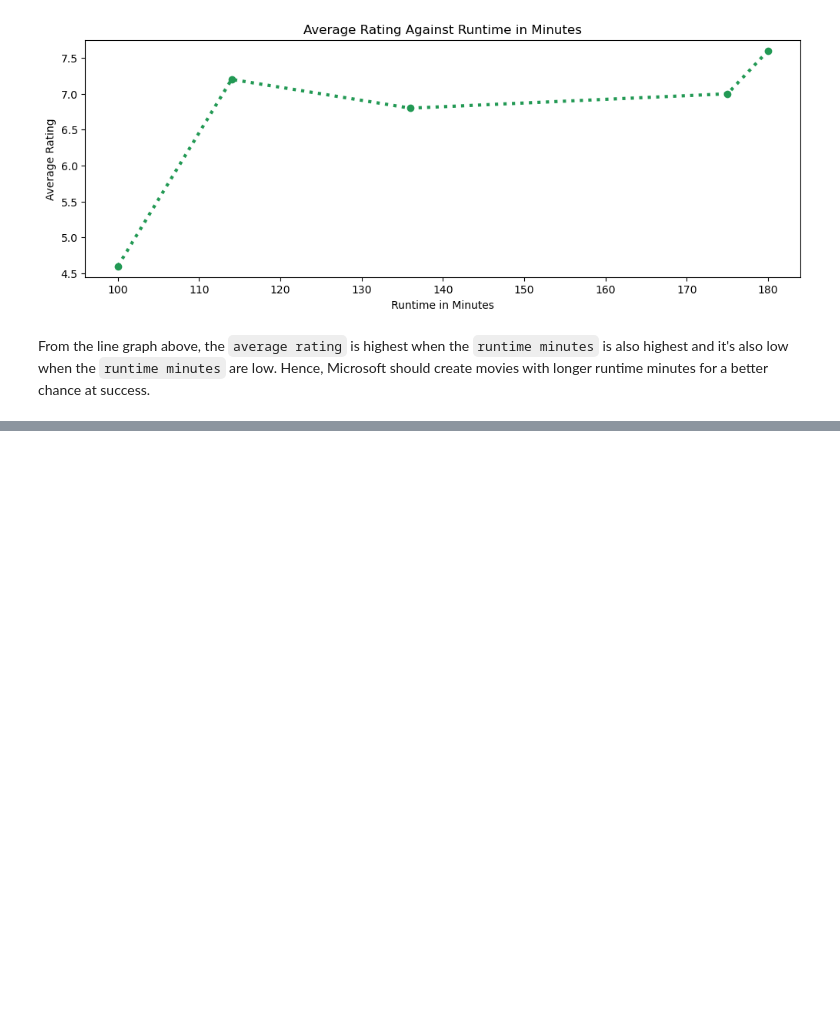
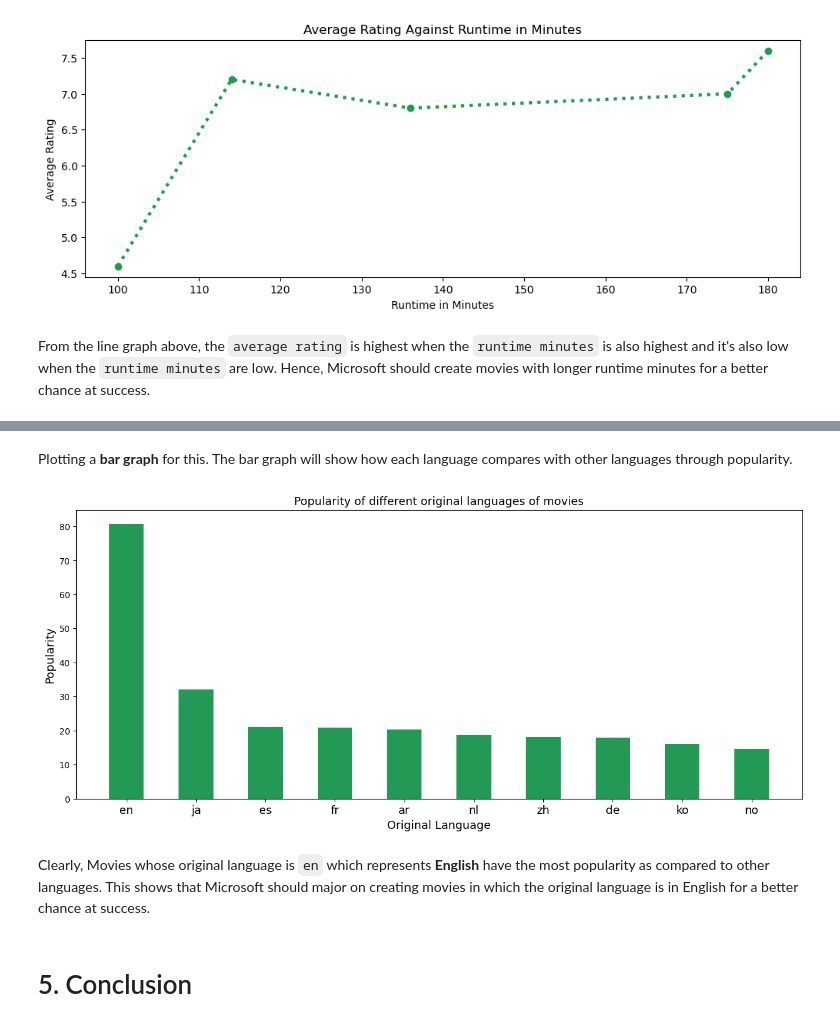
Before and after one commit to brandonbush2/Microsoft-Movie-Studio-Project, a Jupyter notebook: Microsoft Movie Studio .ipynb, the cells around one changed output, grey strips where cells are left out. Cells and saved outputs as stored; diff of their text form; code cells hidden in the pictures; blank space fills up the shorter version.

```diff
--- a/Microsoft Movie Studio .ipynb
+++ b/Microsoft Movie Studio .ipynb
@@ -770,0 +837,8 @@ From the line graph above, the `average rating` is highest when the `runtime min
+# %%
+#sorting by popularity
+sorting_by_popularity = tmdb_movies.sort_values(by='popularity', ascending = False)
+# %%
+#obtaining only unique original languages
+unique_language = sorting_by_popularity.drop_duplicates(subset="original_language")
+#previewing first 10 rows
+unique_language.head(10)
@@ -770,0 +857,25 @@ From the line graph above, the `average rating` is highest when the `runtime min
+# %% [markdown]
+Plotting a **bar graph** for this. The bar graph will show how each language compares with other languages through popularity.
+# %%
+#sample data
+data5 = unique_language.head(10)
+
+#plotting
+fig, ax = plt.subplots(figsize = (15,6))
+
+#declaring variables
+x = data5['original_language']
+y = data5['popularity']
+
+#plotting and labeling axis and titles
+ax.bar(x,y, color = '#229954', width = 0.5)
+ax.set_xlabel('Original Language', size = 13)
+plt.xticks( size = 13)
+ax.set_ylabel('Popularity', size = 13)
+ax.set_title('Popularity of different original languages of movies', size = 13);
+# %% [output]
+[figure, added]
+# %% [markdown]
+Clearly, Movies whose original language is `en` which represents **English** have the most popularity as compared to other languages. This shows that Microsoft should major on creating movies in which the original language is in English for a better chance at success.
+# %% [markdown]
+# 5. Conclusion
```
Also changed, not shown: parts of 13 cells of this notebook.
